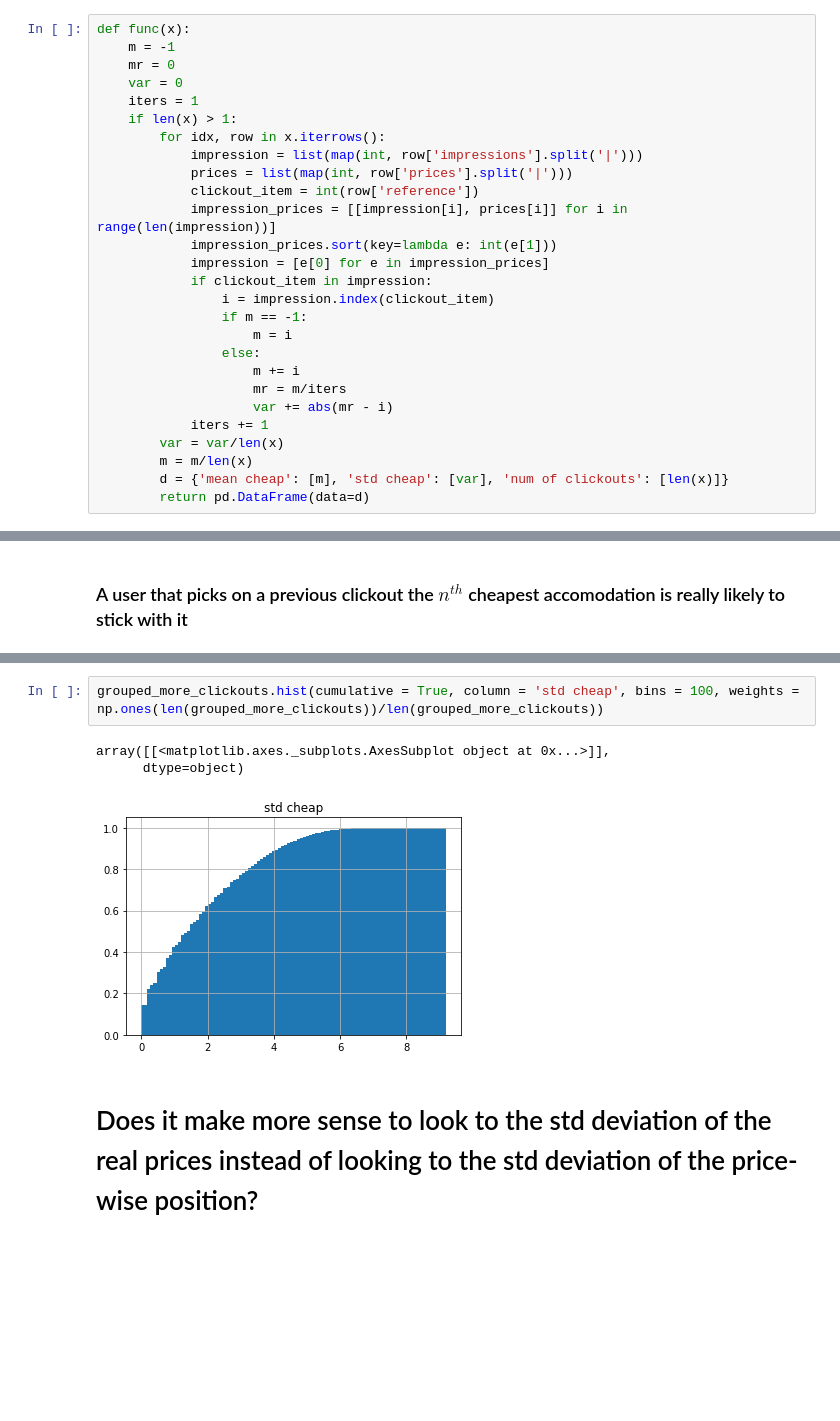
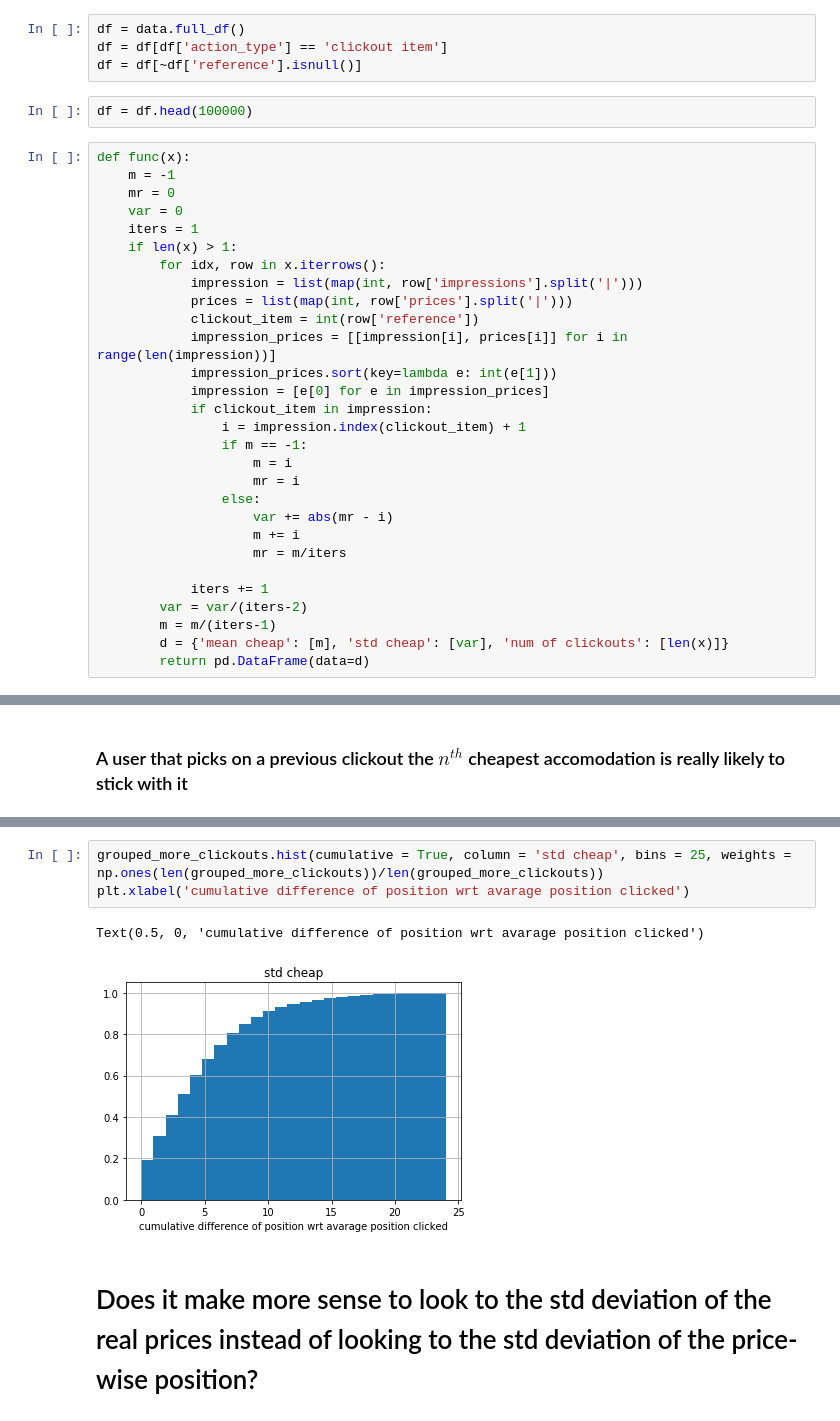
Before and after one commit to federicoparroni/recsys2019, a Jupyter notebook: visualize_data/clickout_price_estimate_based_on_past_clickouts.ipynb, the cells around one changed output, grey strips where cells are left out. Drawn from its saved outputs; the diff is of its cells as text; blank space fills up the shorter version.

Commit message:
various data visualization + model training notebooks

```diff
--- a/visualize_data/clickout_price_estimate_based_on_past_clickouts.ipynb
+++ b/visualize_data/clickout_price_estimate_based_on_past_clickouts.ipynb
@@ -23,3 +14,9 @@ df = pd.concat([df, df_test], ignore_index=True)
+# %%
+df = data.full_df()
+df = df[df['action_type'] == 'clickout item']
+df = df[~df['reference'].isnull()]
+# %%
+df = df.head(100000)
 # %%
 def func(x):
     m = -1
@@ -35,16 +32,18 @@ def func(x):
             impression_prices.sort(key=lambda e: int(e[1]))
             impression = [e[0] for e in impression_prices]
             if clickout_item in impression:
-                i = impression.index(clickout_item)
+                i = impression.index(clickout_item) + 1
                 if m == -1:
                     m = i
+                    mr = i
                 else:
+                    var += abs(mr - i)
                     m += i
                     mr = m/iters
-                    var += abs(mr - i)
+
             iters += 1
-        var = var/len(x)
-        m = m/len(x)
+        var = var/(iters-2)
+        m = m/(iters-1)
         d = {'mean cheap': [m], 'std cheap': [var], 'num of clickouts': [len(x)]}
         return pd.DataFrame(data=d)
 # %%
@@ -65,9 +86,9 @@ array([[<matplotlib.axes._subplots.AxesSubplot object at 0x...>]],
 # %%
-grouped_more_clickouts.hist(cumulative = True, column = 'std cheap', bins = 100, weights = np.ones(len(grouped_more_clickouts))/len(grouped_more_clickouts))
+grouped_more_clickouts.hist(cumulative = True, column = 'std cheap', bins = 25, weights = np.ones(len(grouped_more_clickouts))/len(grouped_more_clickouts))
+plt.xlabel('cumulative difference of position wrt avarage position clicked')
 # %% [output]
-array([[<matplotlib.axes._subplots.AxesSubplot object at 0x...>]],
-      dtype=object)
+Text(0.5, 0, 'cumulative difference of position wrt avarage position clicked')
-[figure, old version]
+[figure, new version]
 # %% [markdown]
 # Does it make more sense to look to the std deviation of the real prices instead of looking to the std deviation of the price-wise position?
 # %%
```
Also changed, not shown: parts of 13 cells of this notebook, 7 other files.
